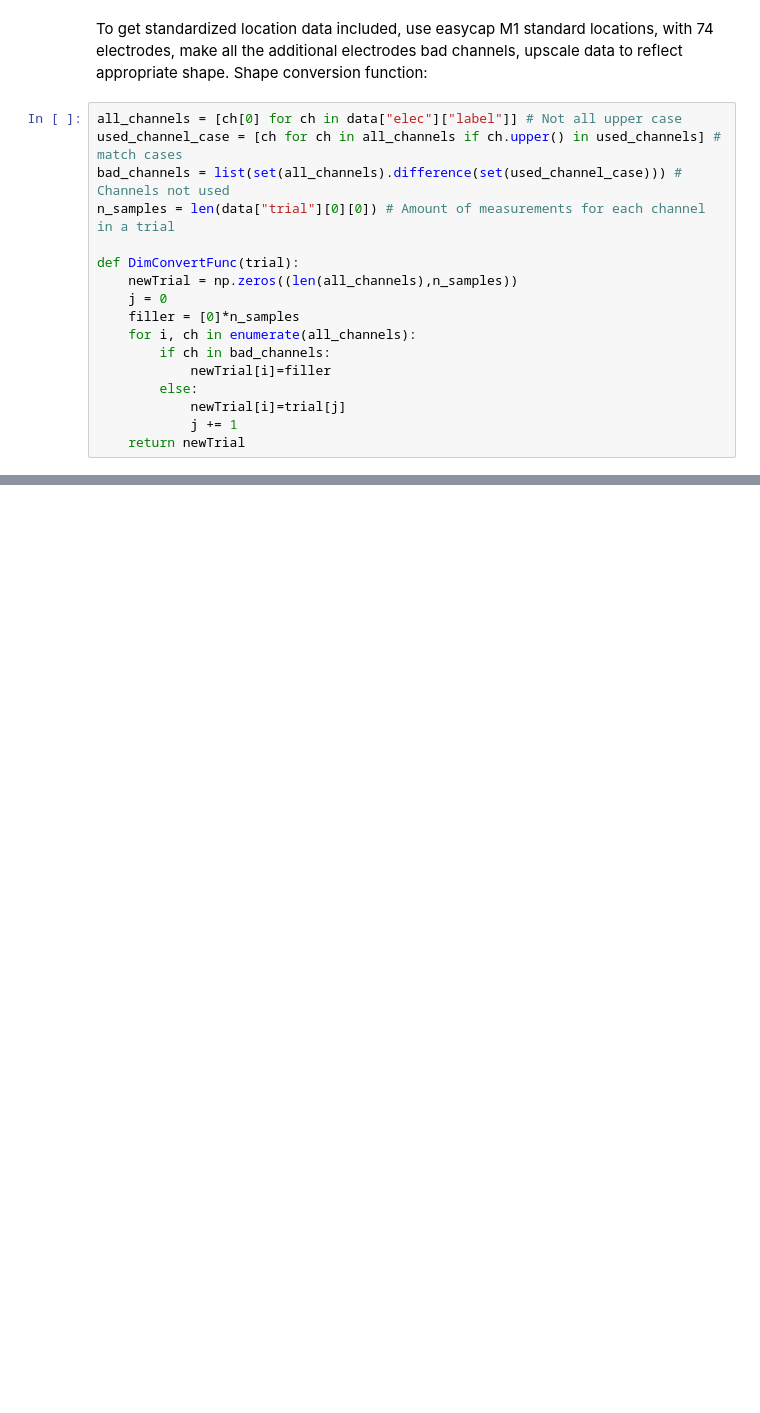
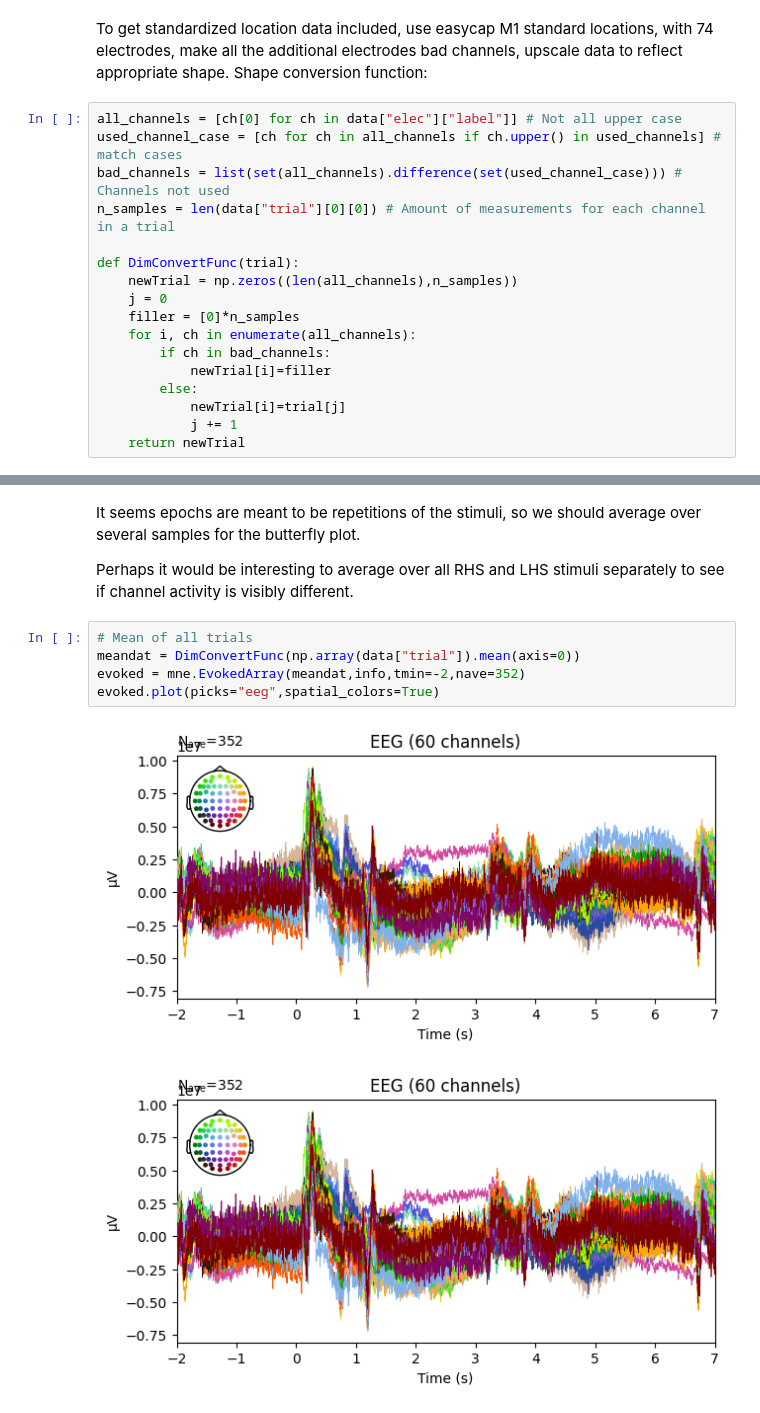
Before and after one commit to duedahl/LU_EEG_Classification, a Jupyter notebook: MNE_Visuals.ipynb, the cells around one changed output, grey strips where cells are left out. Drawn from its saved outputs; the diff is of its cells as text; blank space fills up the shorter version.

Commit message:
Tried averagning epochs, visualization still noisy

```diff
--- a/MNE_Visuals.ipynb
+++ b/MNE_Visuals.ipynb
@@ -120,3 +120,15 @@ print(info)
  projs: []
  sfreq: 500.0 Hz
 >
+# %% [markdown]
+It seems epochs are meant to be repetitions of the stimuli, so we should average over several samples for the butterfly plot.
+
+Perhaps it would be interesting to average over all RHS and LHS stimuli separately to see if channel activity is visibly different.
+# %%
+# Mean of all trials
+meandat = DimConvertFunc(np.array(data["trial"]).mean(axis=0))
+evoked = mne.EvokedArray(meandat,info,tmin=-2,nave=352)
+evoked.plot(picks="eeg",spatial_colors=True)
+# %% [output]
+[figure, added]
+[figure, added]
```
Also changed, not shown: parts of 2 cells of this notebook.
